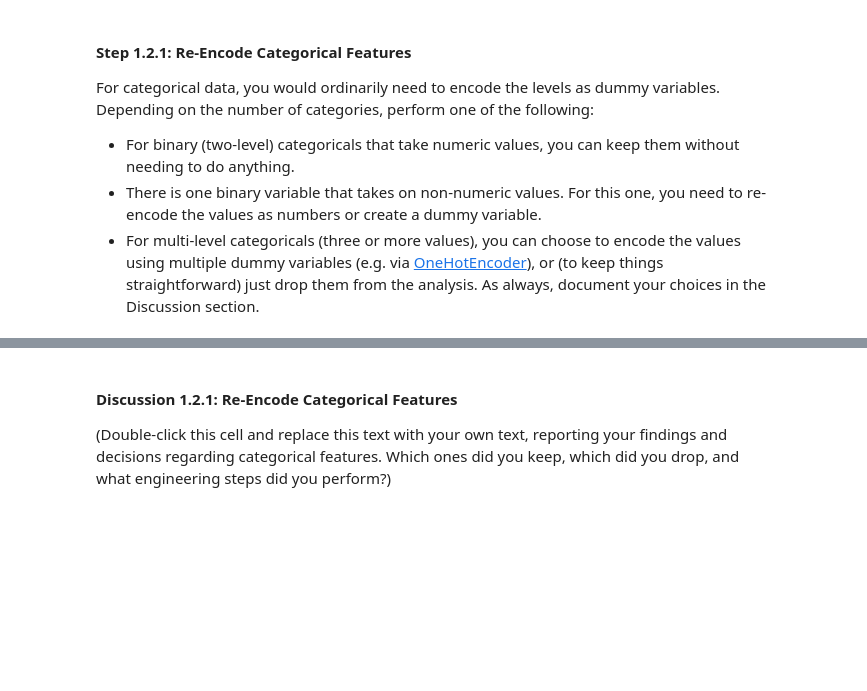
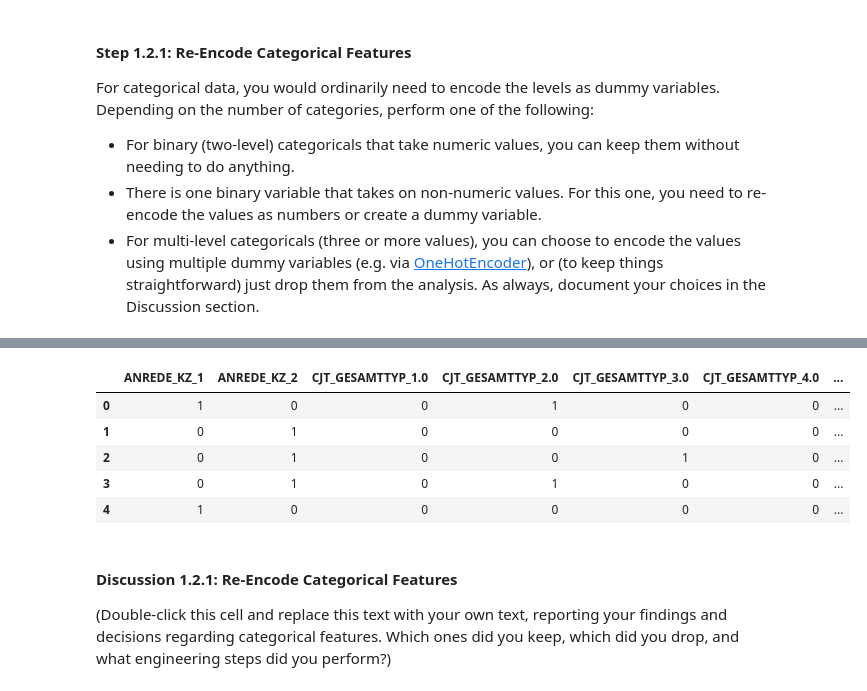
Before and after one commit to brosales8/customer_segmentation, a Jupyter notebook: Identify_Customer_Segments.ipynb, the cells around one changed output, grey strips where cells are left out. Drawn from its saved outputs; the diff is of its cells as text; code cells hidden in the pictures; blank space fills up the shorter version.

```diff
--- a/Identify_Customer_Segments.ipynb
+++ b/Identify_Customer_Segments.ipynb
@@ -413,0 +492,3 @@ For categorical data, you would ordinarily need to encode the levels as dummy va
+# %%
+df = pd.DataFrame(azdias[['ANREDE_KZ','CJT_GESAMTTYP']])
+df.head()
@@ -413,0 +502,10 @@ For categorical data, you would ordinarily need to encode the levels as dummy va
+# %%
+df = pd.get_dummies(df, prefix = ['ANREDE_KZ', 'CJT_GESAMTTYP'], columns=['ANREDE_KZ', 'CJT_GESAMTTYP'])
+df.head()
+# %% [output]
+|  | ANREDE_KZ_1 | ANREDE_KZ_2 | CJT_GESAMTTYP_1.0 | CJT_GESAMTTYP_2.0 | CJT_GESAMTTYP_3.0 | CJT_GESAMTTYP_4.0 | ... |
+| 0 | 1 | 0 | 0 | 1 | 0 | 0 | ... |
+| 1 | 0 | 1 | 0 | 0 | 0 | 0 | ... |
+| 2 | 0 | 1 | 0 | 0 | 1 | 0 | ... |
+| 3 | 0 | 1 | 0 | 1 | 0 | 0 | ... |
+| 4 | 1 | 0 | 0 | 0 | 0 | 0 | ... |
```
Also changed, not shown: parts of 7 cells of this notebook.
